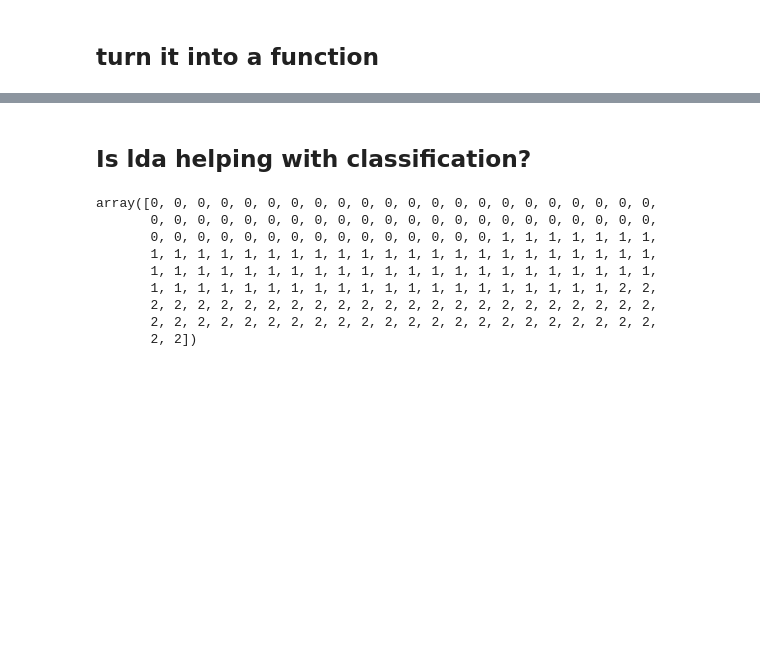
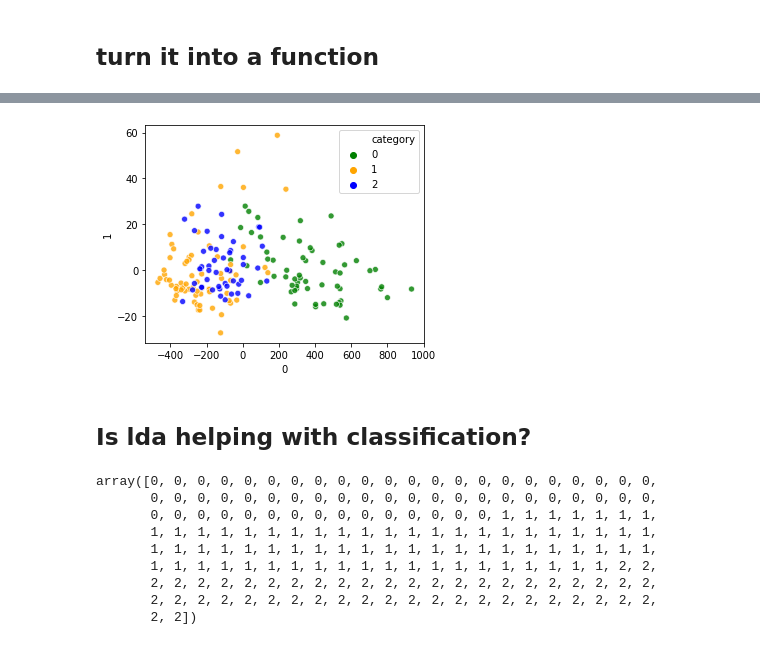
Before and after one commit to RRisto/learning, a Jupyter notebook: linear_algebra_learn/linear_discriminant_analysis/linear discriminant analysis.ipynb, the cells around one changed output, grey strips where cells are left out. Cells and saved outputs as stored; diff of their text form; code cells hidden in the pictures; blank space fills up the shorter version.

```diff
--- a/linear_algebra_learn/linear_discriminant_analysis/linear discriminant analysis.ipynb
+++ b/linear_algebra_learn/linear_discriminant_analysis/linear discriminant analysis.ipynb
@@ -423,3 +425,25 @@ df_lda.plot.scatter(x=0, y=1, c='class', colormap='Set1')
+# %%
+#compare original data, plotted with tsne/PCA
+X_tsne = PCA(n_components=2).fit_transform(wine.data)
+
+df_tsne = pd.DataFrame(X_tsne)
+df_tsne.columns = [str(c) for c in df_tsne.columns]
+df_tsne['category'] = wine.target
+
+plt.figure(figsize=(5, 4))
+ax = sns.scatterplot(
+    x="0", y="1",
+    hue="category",
+    palette=['green', 'orange', 'blue'],
+    data=df_tsne,
+    legend="full",
+    alpha=0.8
+)
+plt.setp(ax.get_legend().get_texts(), fontsize='10')  # for legend text
+plt.setp(ax.get_legend().get_title(), fontsize='10')  # for legend title
+plt.show()
+# %% [output]
+[figure, added]
 # %% [markdown]
 ## Is lda helping with classification?
 # %%
```
Also changed, not shown: parts of 6 cells of this notebook, 1 other file.
